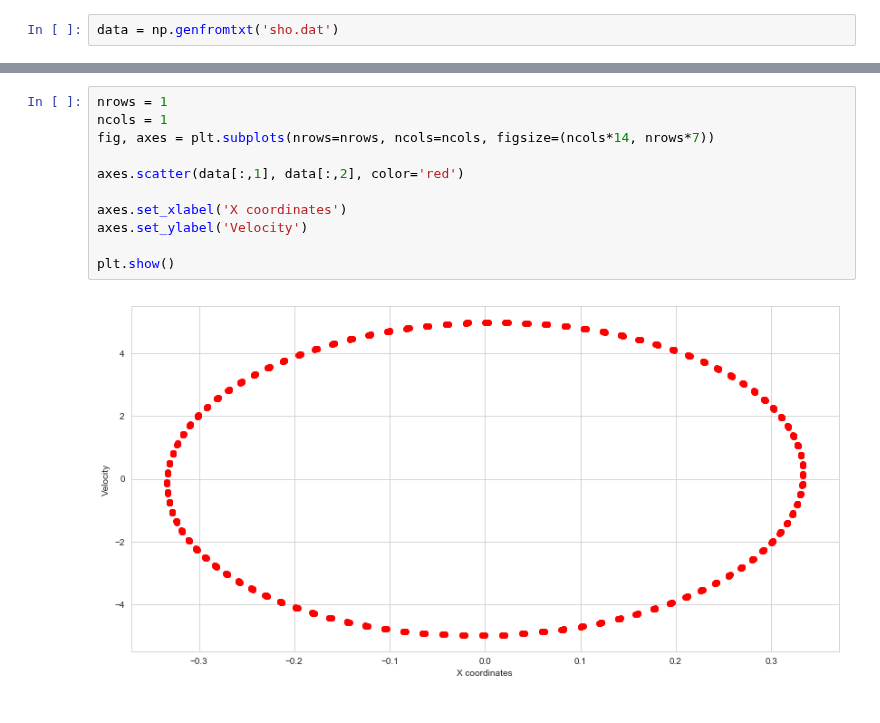
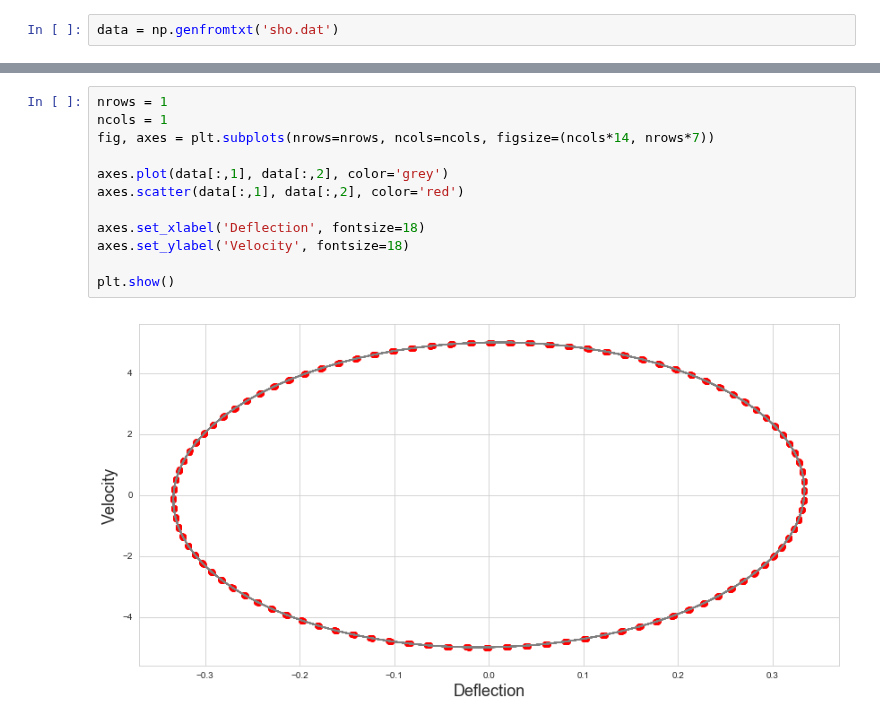
Before and after one commit to masterdesky/ELTE-comp-sim-2019, a Jupyter notebook: 1. Harmonic Oscillator/out/I. Harmonic Oscillator.ipynb, the cells around one changed output, grey strips where cells are left out. Saved outputs shown, nothing was run; the diff lists cells and outputs as text.

```diff
--- a/1. Harmonic Oscillator/out/I. Harmonic Oscillator.ipynb
+++ b/1. Harmonic Oscillator/out/I. Harmonic Oscillator.ipynb
@@ -53,16 +53,17 @@ plt.show()
 # %%
 nrows = 1
 ncols = 1
 fig, axes = plt.subplots(nrows=nrows, ncols=ncols, figsize=(ncols*14, nrows*7))
 
+axes.plot(data[:,1], data[:,2], color='grey')
 axes.scatter(data[:,1], data[:,2], color='red')
 
-axes.set_xlabel('X coordinates')
-axes.set_ylabel('Velocity')
+axes.set_xlabel('Deflection', fontsize=18)
+axes.set_ylabel('Velocity', fontsize=18)
 
 plt.show()
 # %% [output]
-[figure, old version]
+[figure, new version]
 # %%
 nrows = 3
 ncols = 1
```
Also changed, not shown: parts of 2 cells of this notebook, 1 other file.
